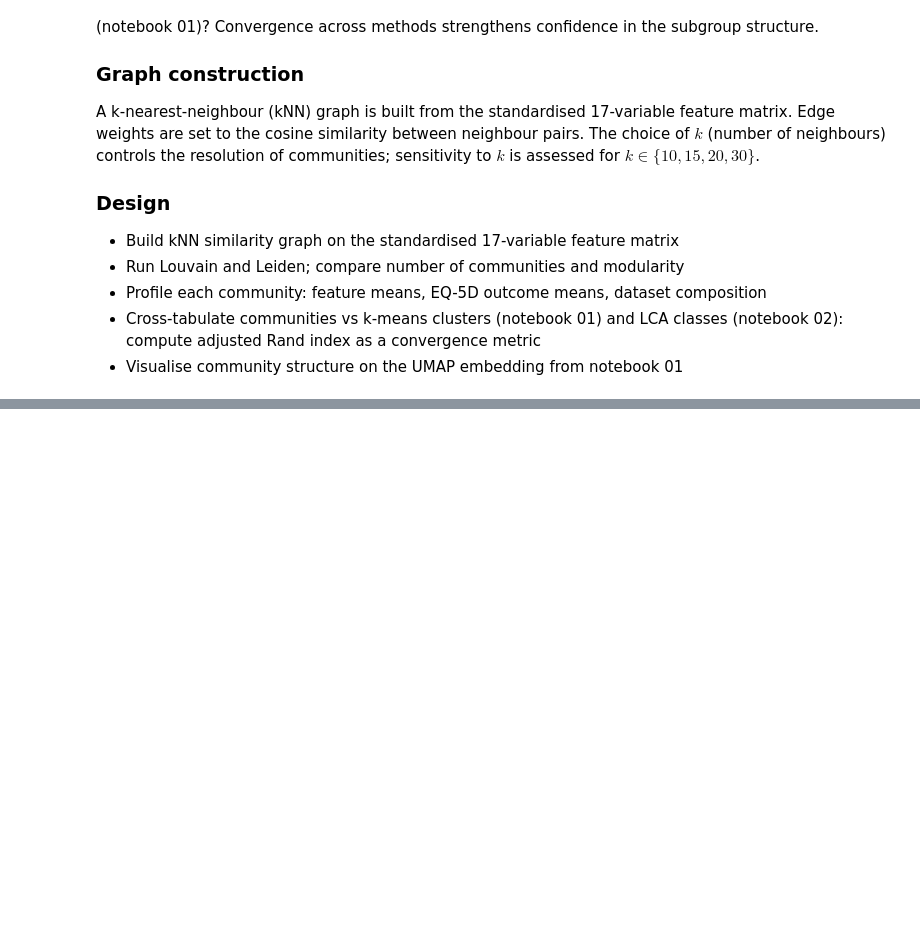
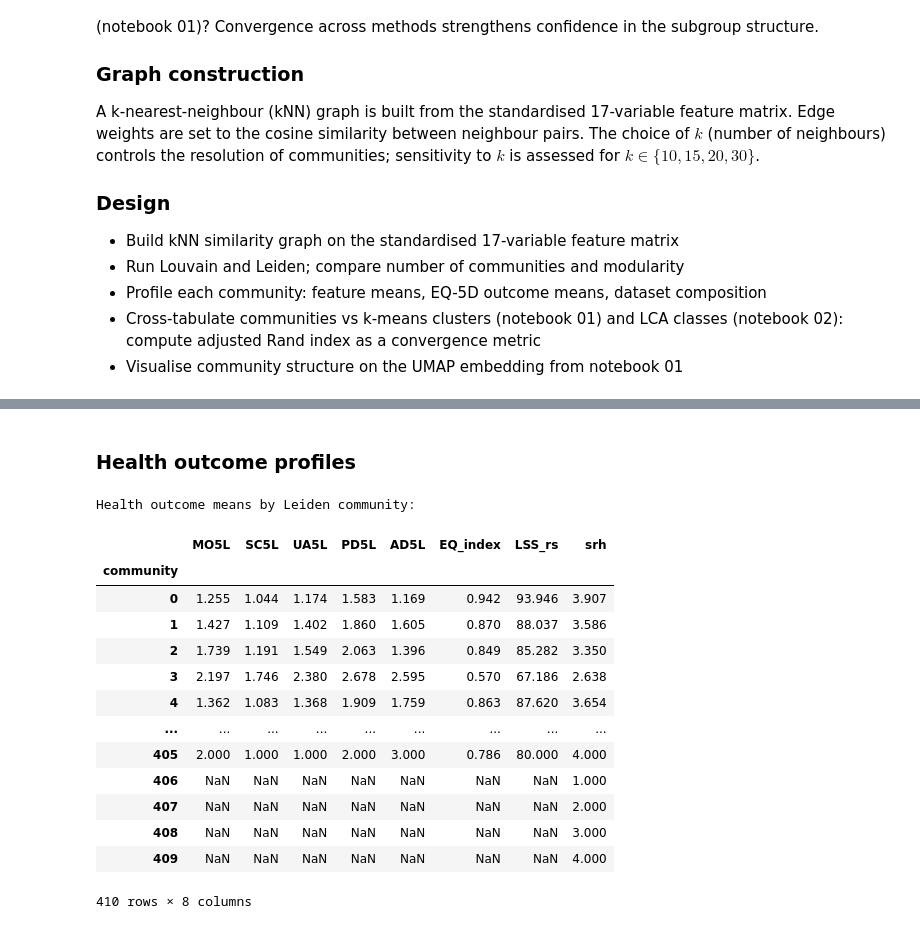
Before and after one commit to LuisGiraldo86/EuroQoL, a Jupyter notebook: notebooks/clustering/03-community_detection.ipynb, the cells around one changed output, grey strips where cells are left out. Saved outputs shown, nothing was run; the diff lists cells and outputs as text; code cells hidden in the pictures; blank space fills up the shorter version.

```diff
--- a/notebooks/clustering/03-community_detection.ipynb
+++ b/notebooks/clustering/03-community_detection.ipynb
@@ -86,0 +384,24 @@ print(f'Feature set ({len(FEATURES)}): {FEATURES}')
+# %% [markdown]
+### Health outcome profiles
+# %%
+outcome_profile = df_r.groupby('community')[OUTCOMES].mean()
+print('Health outcome means by Leiden community:')
+display(outcome_profile.round(3))
+
+outcome_z = (outcome_profile - outcome_profile.mean()) / outcome_profile.std().replace(0, 1)
+# %% [output]
+Health outcome means by Leiden community:
+|  | MO5L | SC5L | UA5L | PD5L | AD5L | EQ_index | LSS_rs | srh |
+| community |  |  |  |  |  |  |  |  |
+| 0 | 1.255 | 1.044 | 1.174 | 1.583 | 1.169 | 0.942 | 93.946 | 3.907 |
+| 1 | 1.427 | 1.109 | 1.402 | 1.860 | 1.605 | 0.870 | 88.037 | 3.586 |
+| 2 | 1.739 | 1.191 | 1.549 | 2.063 | 1.396 | 0.849 | 85.282 | 3.350 |
+| 3 | 2.197 | 1.746 | 2.380 | 2.678 | 2.595 | 0.570 | 67.186 | 2.638 |
+| 4 | 1.362 | 1.083 | 1.368 | 1.909 | 1.759 | 0.863 | 87.620 | 3.654 |
+| ... | ... | ... | ... | ... | ... | ... | ... | ... |
+| 405 | 2.000 | 1.000 | 1.000 | 2.000 | 3.000 | 0.786 | 80.000 | 4.000 |
+| 406 | NaN | NaN | NaN | NaN | NaN | NaN | NaN | 1.000 |
+| 407 | NaN | NaN | NaN | NaN | NaN | NaN | NaN | 2.000 |
+| 408 | NaN | NaN | NaN | NaN | NaN | NaN | NaN | 3.000 |
+| 409 | NaN | NaN | NaN | NaN | NaN | NaN | NaN | 4.000 |
+410 rows × 8 columns
```
Also changed, not shown: parts of 23 cells of this notebook.
